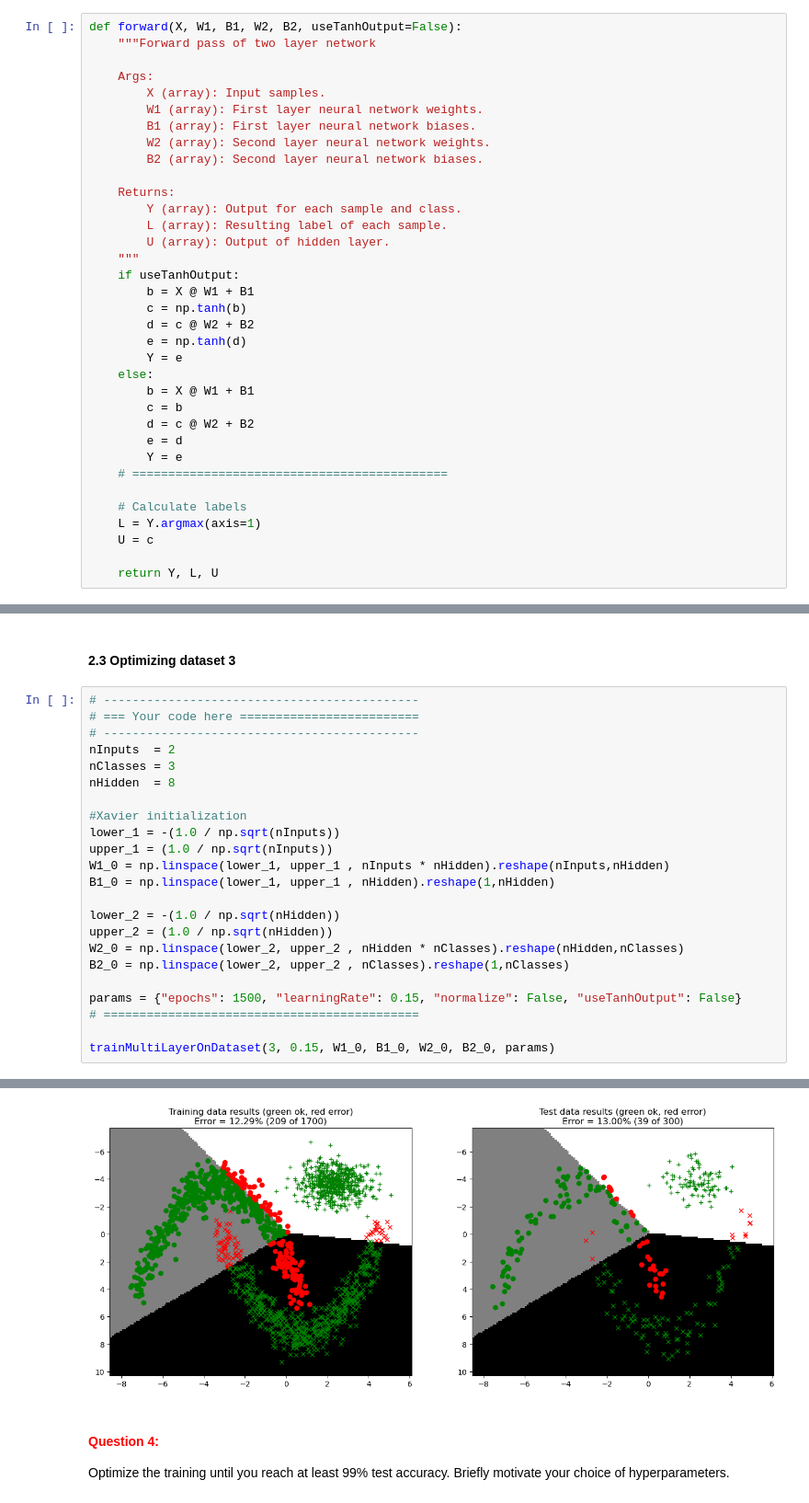
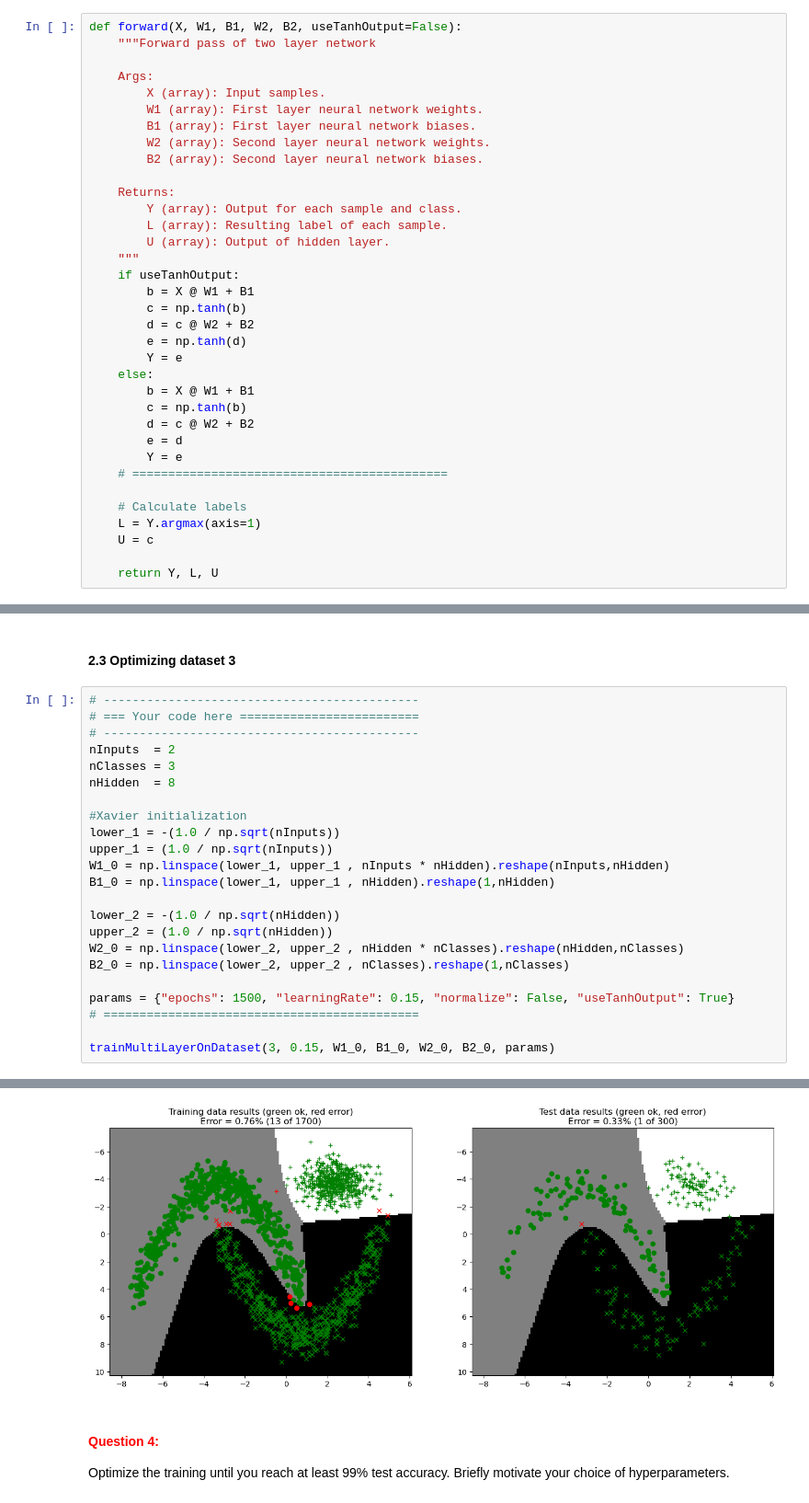
Before and after one commit to ash-rulz/NeuralNet, a Jupyter notebook: A1_Supervised/main3_MultiLayer.ipynb, the cells around one changed output, grey strips where cells are left out. Shown at 92% size. Cells and saved outputs as stored; diff of their text form.

```diff
--- a/A1_Supervised/main3_MultiLayer.ipynb
+++ b/A1_Supervised/main3_MultiLayer.ipynb
@@ -64,7 +64,7 @@ def forward(X, W1, B1, W2, B2, useTanhOutput=False):
         Y = e
     else:
         b = X @ W1 + B1
-        c = b
+        c = np.tanh(b)
         d = c @ W2 + B2
         e = d
         Y = e
@@ -497,7 +497,7 @@ upper_2 = (1.0 / np.sqrt(nHidden))
 W2_0 = np.linspace(lower_2, upper_2 , nHidden * nClasses).reshape(nHidden,nClasses)
 B2_0 = np.linspace(lower_2, upper_2 , nClasses).reshape(1,nClasses)
 
-params = {"epochs": 1500, "learningRate": 0.15, "normalize": False, "useTanhOutput": False}
+params = {"epochs": 1500, "learningRate": 0.15, "normalize": False, "useTanhOutput": True}
 # ============================================
 
 trainMultiLayerOnDataset(3, 0.15, W1_0, B1_0, W2_0, B2_0, params)
@@ -512,4 +512,4 @@ Test data confusion matrix:
-[figure, old version]
+[figure, new version]
 # %% [markdown]
 #### **<span style="color:red">Question 4:</span>**
 
```
Also changed, not shown: parts of 5 cells of this notebook.
